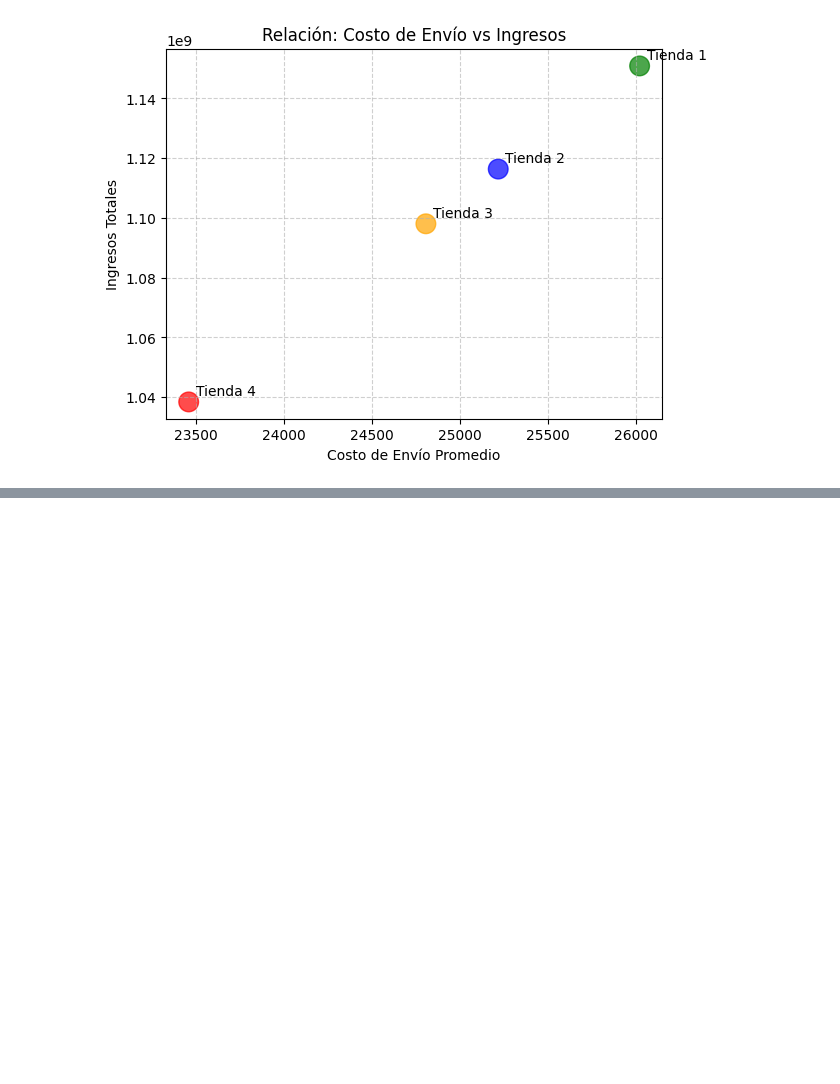
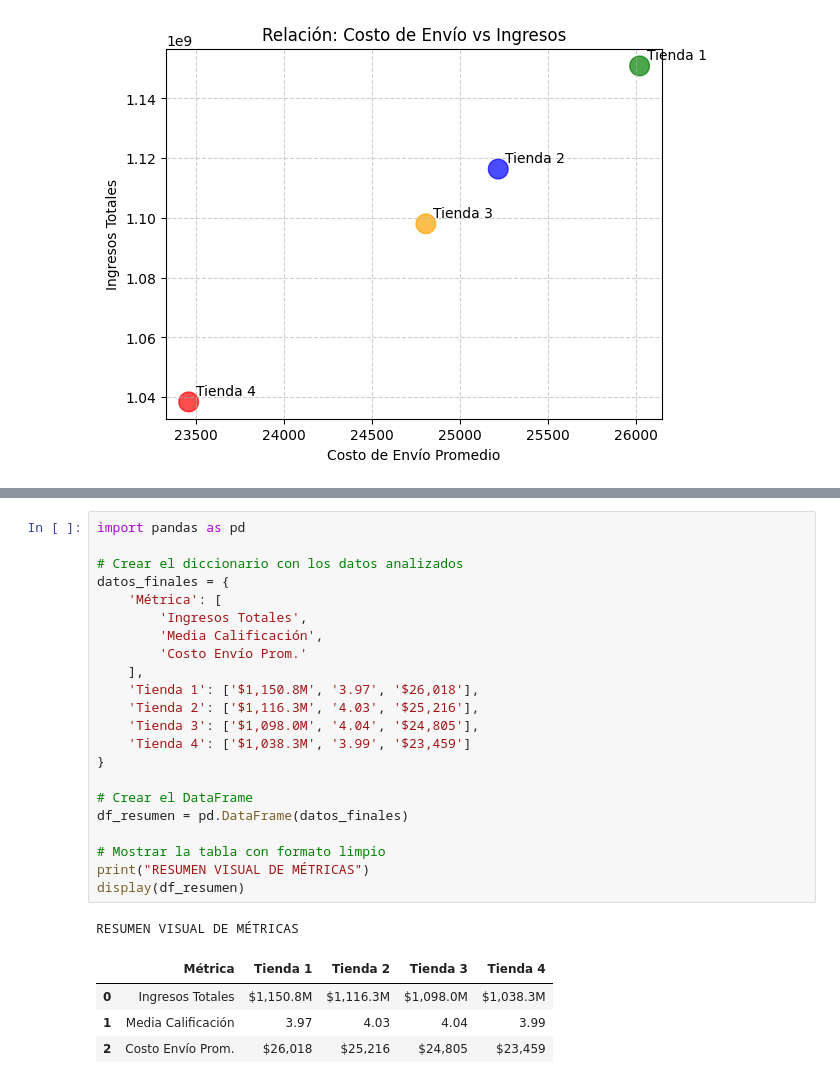
Before and after one commit to fabrizzio2901/Practicando-Python, a Jupyter notebook: challenge.ipynb, the cells around one changed output, grey strips where cells are left out. Cells and saved outputs as stored; diff of their text form; blank space fills up the shorter version.

```diff
--- a/challenge.ipynb
+++ b/challenge.ipynb
@@ -263,0 +300,28 @@ plt.show()
+# %%
+import pandas as pd
+
+# Crear el diccionario con los datos analizados
+datos_finales = {
+    'Métrica': [
+        'Ingresos Totales',
+        'Media Calificación',
+        'Costo Envío Prom.'
+    ],
+    'Tienda 1': ['$1,150.8M', '3.97', '$26,018'],
+    'Tienda 2': ['$1,116.3M', '4.03', '$25,216'],
+    'Tienda 3': ['$1,098.0M', '4.04', '$24,805'],
+    'Tienda 4': ['$1,038.3M', '3.99', '$23,459']
+}
+
+# Crear el DataFrame
+df_resumen = pd.DataFrame(datos_finales)
+
+# Mostrar la tabla con formato limpio
+print("RESUMEN VISUAL DE MÉTRICAS")
+display(df_resumen)
+# %% [output]
+RESUMEN VISUAL DE MÉTRICAS
+|  | Métrica | Tienda 1 | Tienda 2 | Tienda 3 | Tienda 4 |
+| 0 | Ingresos Totales | $1,150.8M | $1,116.3M | $1,098.0M | $1,038.3M |
+| 1 | Media Calificación | 3.97 | 4.03 | 4.04 | 3.99 |
+| 2 | Costo Envío Prom. | $26,018 | $25,216 | $24,805 | $23,459 |
```
Also changed, not shown: parts of 1 cell of this notebook.
